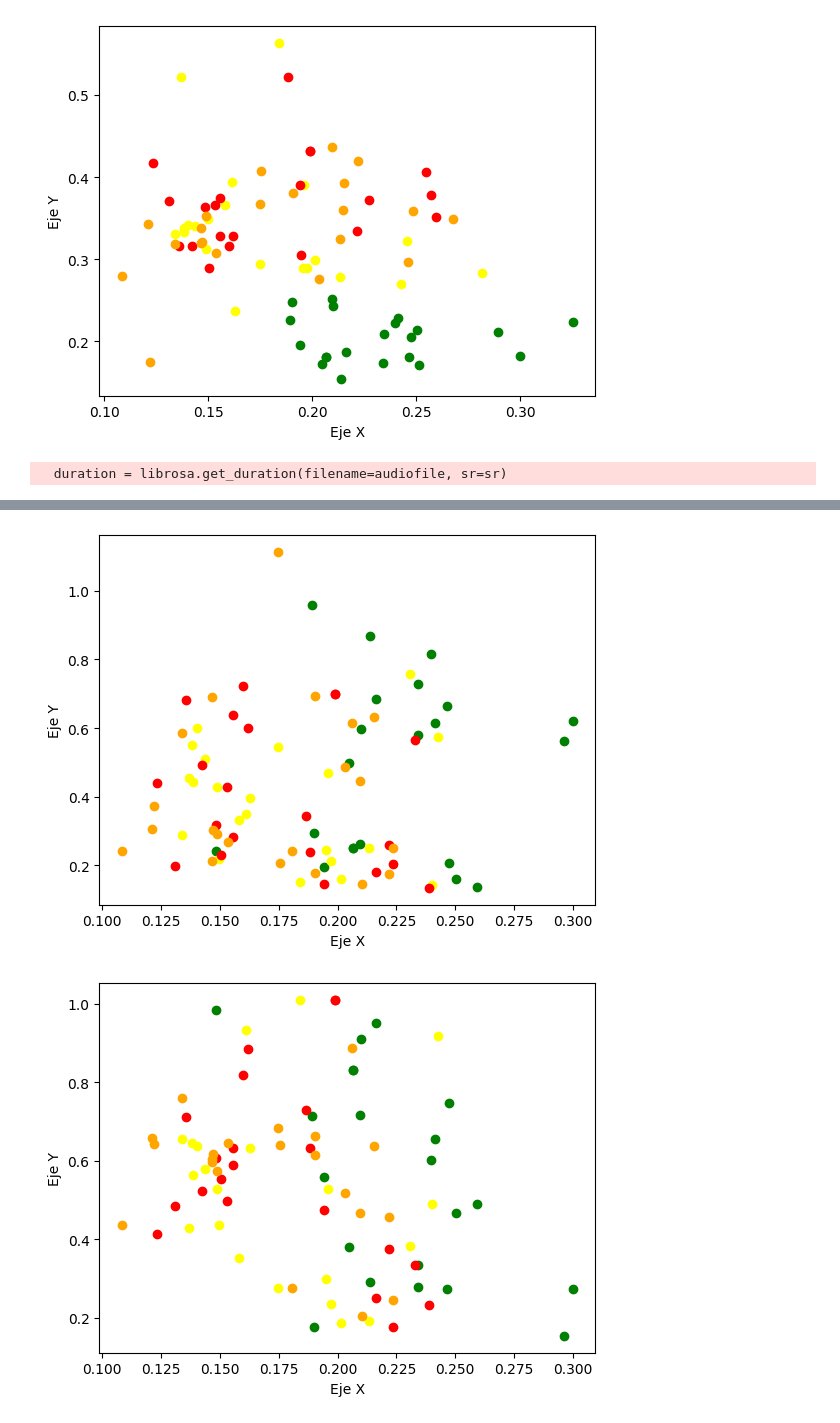
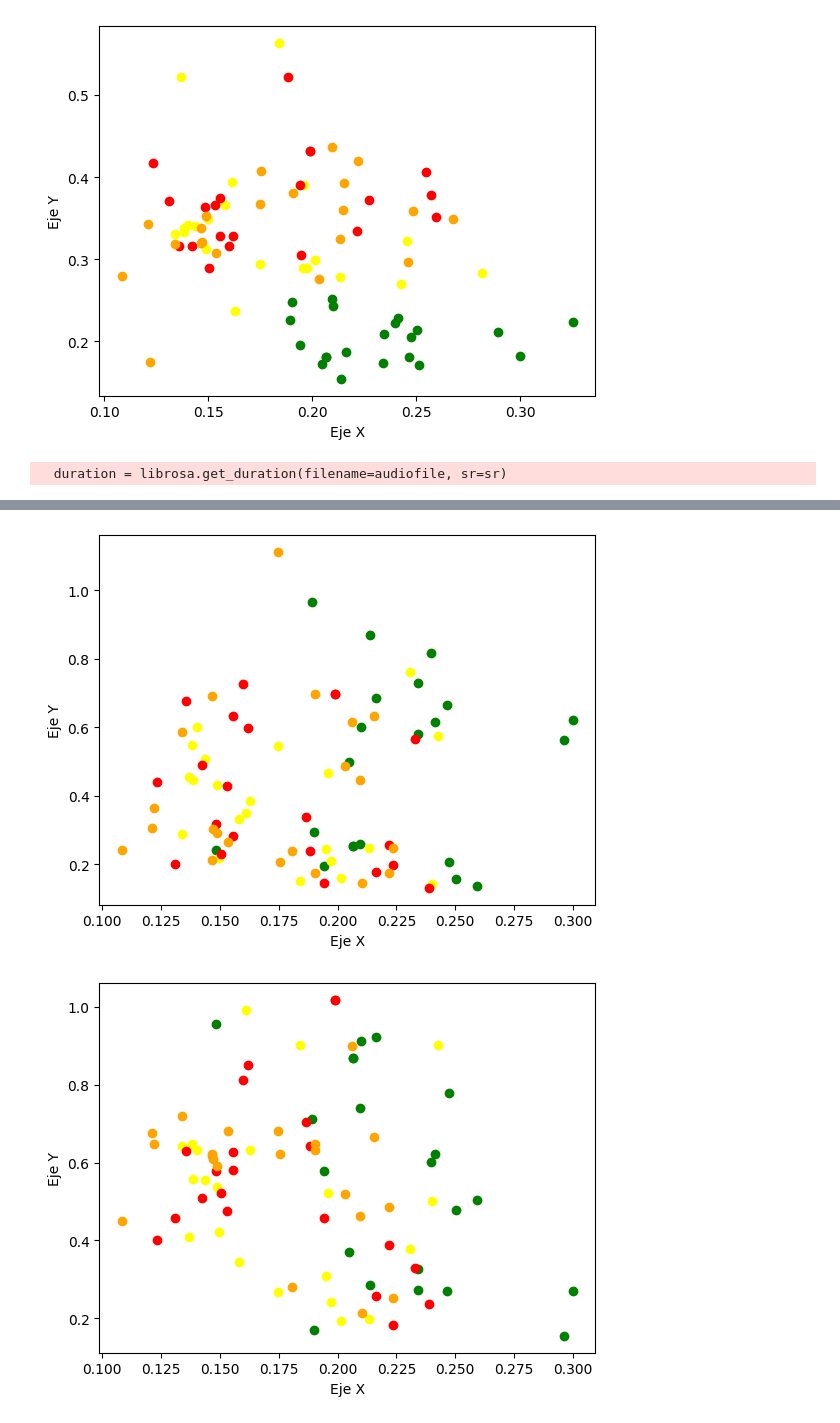
Before and after one commit to Juan2000-coder/Speech_Recognition, a Jupyter notebook: implementation/audio/features_tests/tests_conclussions/11-Mfccs_rms.ipynb, the cells around one changed output, grey strips where cells are left out. Drawn from its saved outputs; the diff is of its cells as text; code cells hidden in the pictures.

```diff
--- a/implementation/audio/features_tests/tests_conclussions/11-Mfccs_rms.ipynb
+++ b/implementation/audio/features_tests/tests_conclussions/11-Mfccs_rms.ipynb
@@ -316,7 +317,7 @@ while componente < n_mfcc:
 # %%
 features = dict.fromkeys(fruit_types)
 cuton =  10
-cutoff = 8500
+cutoff = 8000
 # Extracción de características
 componente = 0
 n_mfcc = 4
@@ -356,5 +357,5 @@ while componente < n_mfcc:
 [figure]
-[figure, old version]
+[figure, new version]
 # %%
 def plot_signal(signal, duration, name):
     time_vector = np.linspace(0, duration, len(signal))
```
Also changed, not shown: parts of 2 cells of this notebook, 19 other files.
